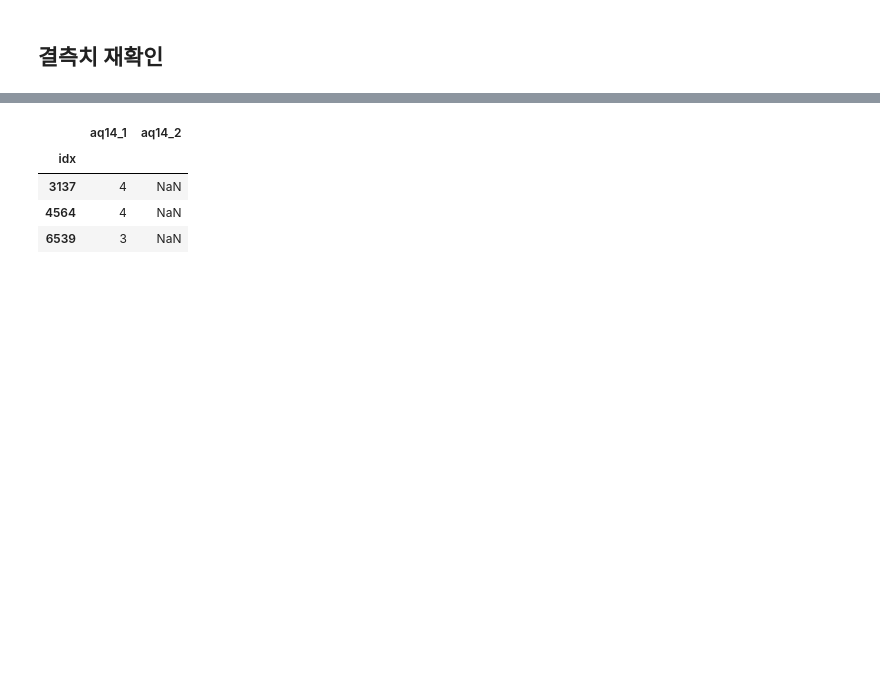
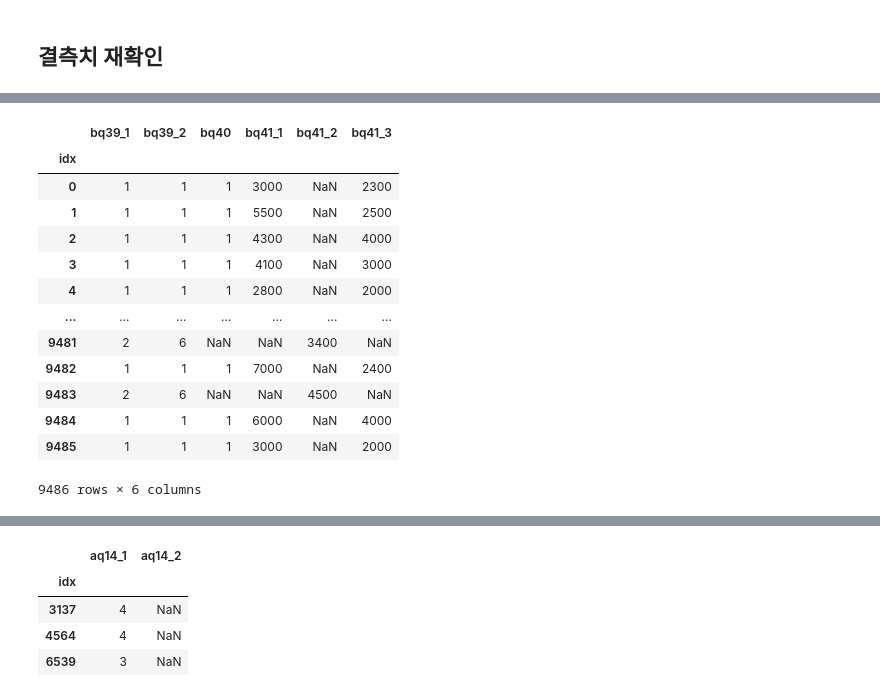
Before and after one commit to joniekwon/dacon, a Jupyter notebook: know/DAY1 EDA.ipynb, the cells around one changed output, grey strips where cells are left out. Saved outputs shown, nothing was run; the diff lists cells and outputs as text; code cells hidden in the pictures; blank space fills up the shorter version.

```diff
--- a/know/DAY1 EDA.ipynb
+++ b/know/DAY1 EDA.ipynb
@@ -457,0 +1021,17 @@ test
+# %%
+know_test[0].loc[:,['bq39_1','bq39_2','bq40', 'bq41_1', 'bq41_2', 'bq41_3']]
+# %% [output]
+|  | bq39_1 | bq39_2 | bq40 | bq41_1 | bq41_2 | bq41_3 |
+| idx |  |  |  |  |  |  |
+| 0 | 1 | 1 | 1 | 3000 | NaN | 2300 |
+| 1 | 1 | 1 | 1 | 5500 | NaN | 2500 |
+| 2 | 1 | 1 | 1 | 4300 | NaN | 4000 |
+| 3 | 1 | 1 | 1 | 4100 | NaN | 3000 |
+| 4 | 1 | 1 | 1 | 2800 | NaN | 2000 |
+| ... | ... | ... | ... | ... | ... | ... |
+| 9481 | 2 | 6 | NaN | NaN | 3400 | NaN |
+| 9482 | 1 | 1 | 1 | 7000 | NaN | 2400 |
+| 9483 | 2 | 6 | NaN | NaN | 4500 | NaN |
+| 9484 | 1 | 1 | 1 | 6000 | NaN | 4000 |
+| 9485 | 1 | 1 | 1 | 3000 | NaN | 2000 |
+9486 rows × 6 columns
```
Also changed, not shown: parts of 104 cells of this notebook.
